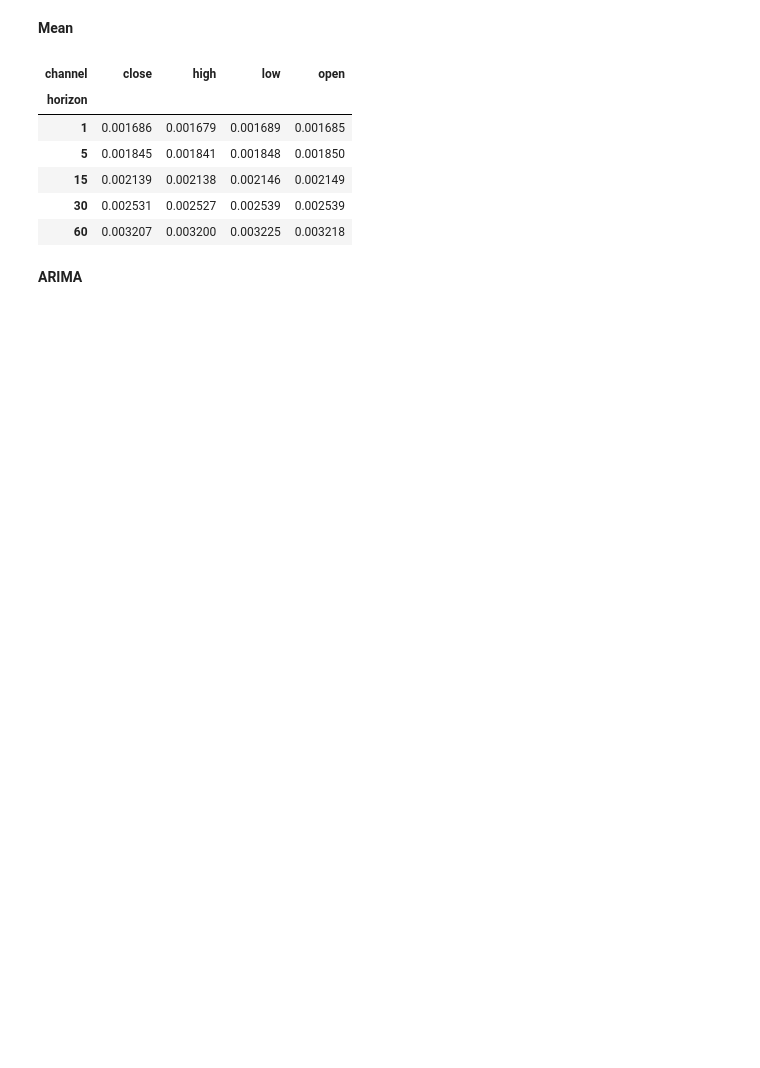
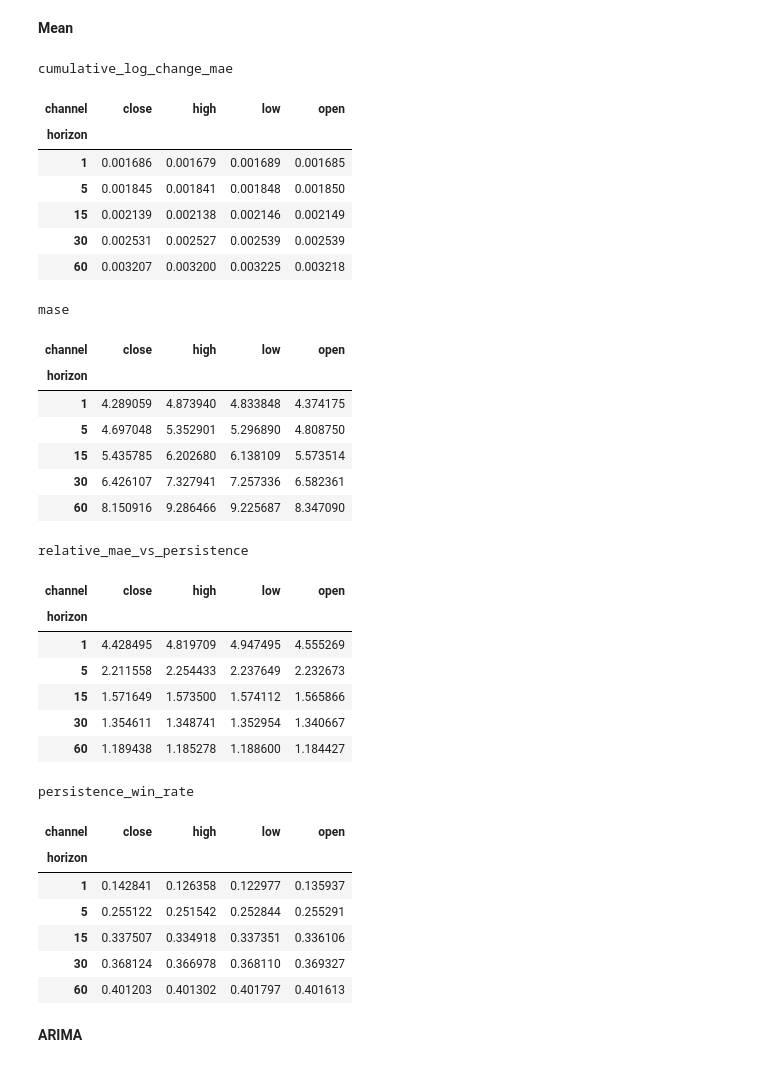
Before and after one commit to VishR-94/dynamic_graphs_thesis, a Jupyter notebook: notebooks/baselines.ipynb, the cells around one changed output. Drawn from its saved outputs; the diff is of its cells as text; code cells hidden in the pictures; blank space fills up the shorter version.

```diff
--- a/notebooks/baselines.ipynb
+++ b/notebooks/baselines.ipynb
@@ -123,41 +163,81 @@ persistence_metric_table.pivot(index="horizon",
 # %%
 mean = MeanBaseline.from_config(config)
 
 mean.fit(
-    train_split = train,
-    val_split = val
+    train_split=train,
+    val_split=val,
 )
 
 mean_result = mean.predict(
-    split = test,
-    output_space = 'cumulative_log_change',
-    batch_size = 256
+    split=test,
+    batch_size=256,
 )
 
-metric = "MAE"
-mean_metric_table = make_metric_table(
-    metric=metric,
-    y_pred=mean_result["y_pred"],
-    y_true=mean_result["y_true"],
-    horizons=mean_result["horizons"],
-    channels=mean_result["channels"],
-    assets=test["asset_cols"],
-    horizon=[1,5,15,30,60],
-    channel=['close','high','low','open'],
+mean_evaluator = ForecastEvaluator(
+    prediction_result=mean_result,
+    train_split=train,
 )
 
-mean_metric_table.pivot(index="horizon",
-    columns="channel",
-    values=metric.upper(),
+mean_results = mean_evaluator.evaluate(
+    metrics=mean_evaluator.available_metrics,
+    reduce_dims=(0, 2),
 )
+
+mean_metric_table = make_evaluation_table(
+    metric_results=mean_results,
+    horizons=mean_evaluator.horizons,
+    channels=mean_evaluator.channels,
+)
+
+for metric_name in mean_evaluator.available_metrics:
+    metric_pivot = (
+        mean_metric_table
+        .loc[
+            mean_metric_table["metric"] == metric_name
+        ]
+        .pivot(
+            index="horizon",
+            columns="channel",
+            values="value",
+        )
+    )
+
+    display(
+        metric_pivot.style.set_caption(metric_name)
+    )
 # %% [output]
+cumulative_log_change_mae
 | channel | close | high | low | open |
 | horizon |  |  |  |  |
 | 1 | 0.001686 | 0.001679 | 0.001689 | 0.001685 |
 | 5 | 0.001845 | 0.001841 | 0.001848 | 0.001850 |
 | 15 | 0.002139 | 0.002138 | 0.002146 | 0.002149 |
 | 30 | 0.002531 | 0.002527 | 0.002539 | 0.002539 |
 | 60 | 0.003207 | 0.003200 | 0.003225 | 0.003218 |
+mase
+| channel | close | high | low | open |
+| horizon |  |  |  |  |
+| 1 | 4.289059 | 4.873940 | 4.833848 | 4.374175 |
+| 5 | 4.697048 | 5.352901 | 5.296890 | 4.808750 |
+| 15 | 5.435785 | 6.202680 | 6.138109 | 5.573514 |
+| 30 | 6.426107 | 7.327941 | 7.257336 | 6.582361 |
+| 60 | 8.150916 | 9.286466 | 9.225687 | 8.347090 |
+relative_mae_vs_persistence
+| channel | close | high | low | open |
+| horizon |  |  |  |  |
+| 1 | 4.428495 | 4.819709 | 4.947495 | 4.555269 |
+| 5 | 2.211558 | 2.254433 | 2.237649 | 2.232673 |
+| 15 | 1.571649 | 1.573500 | 1.574112 | 1.565866 |
+| 30 | 1.354611 | 1.348741 | 1.352954 | 1.340667 |
+| 60 | 1.189438 | 1.185278 | 1.188600 | 1.184427 |
+persistence_win_rate
+| channel | close | high | low | open |
+| horizon |  |  |  |  |
+| 1 | 0.142841 | 0.126358 | 0.122977 | 0.135937 |
+| 5 | 0.255122 | 0.251542 | 0.252844 | 0.255291 |
+| 15 | 0.337507 | 0.334918 | 0.337351 | 0.336106 |
+| 30 | 0.368124 | 0.366978 | 0.368110 | 0.369327 |
+| 60 | 0.401203 | 0.401302 | 0.401797 | 0.401613 |
 # %% [markdown]
 **ARIMA**
 # %%
```
Also changed, not shown: parts of 6 cells of this notebook, 8 other files.
